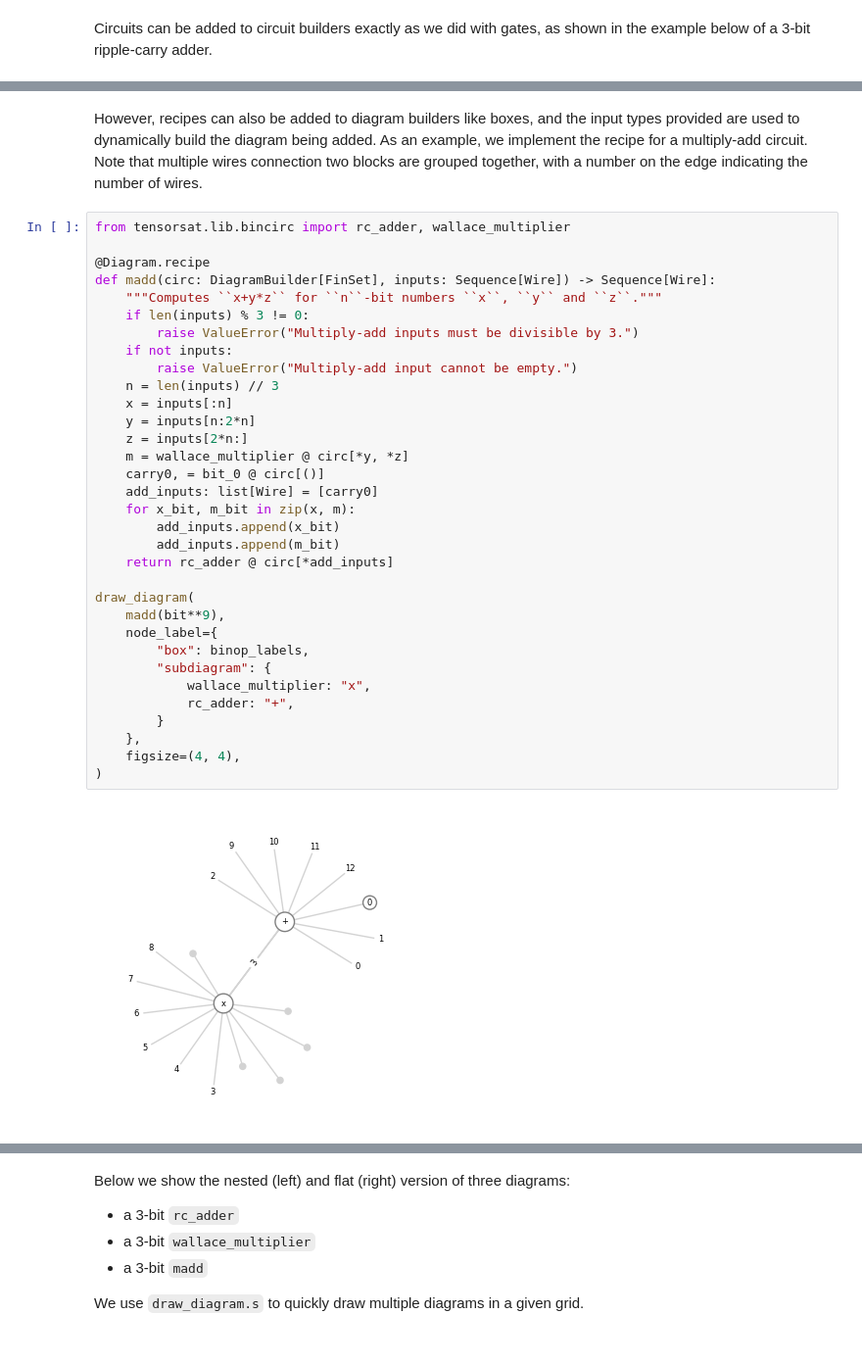
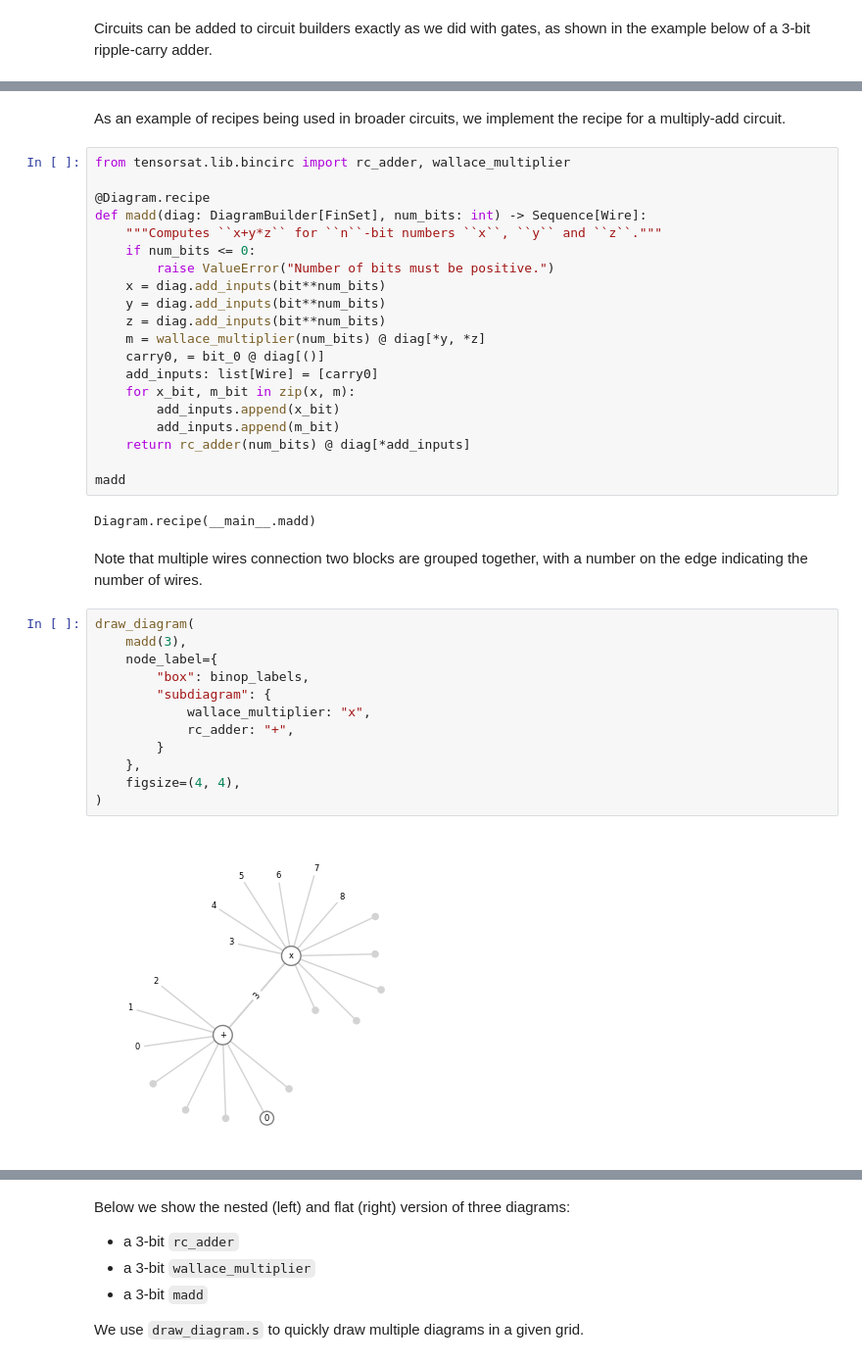
Before and after one commit to hashberg-io/tensorsat, a Jupyter notebook: notebooks/01-introduction.ipynb, the cells around one changed output, grey strips where cells are left out. Shown at 98% size. Drawn from its saved outputs; the diff is of its cells as text.

Commit message:
refactor!: change recipes to allow arbitrary parametrisation

```diff
--- a/notebooks/01-introduction.ipynb
+++ b/notebooks/01-introduction.ipynb
@@ -501,43 +484,44 @@ draw_diagram(
 )
 # %% [output]
 [figure]
+# %% [markdown]
+As an example of recipes being used in broader circuits, we implement the recipe for a multiply-add circuit.
+# %%
+from tensorsat.lib.bincirc import rc_adder, wallace_multiplier
+
+@Diagram.recipe
+def madd(diag: DiagramBuilder[FinSet], num_bits: int) -> Sequence[Wire]:
+    """Computes ``x+y*z`` for ``n``-bit numbers ``x``, ``y`` and ``z``."""
+    if num_bits <= 0:
+        raise ValueError("Number of bits must be positive.")
+    x = diag.add_inputs(bit**num_bits)
+    y = diag.add_inputs(bit**num_bits)
+    z = diag.add_inputs(bit**num_bits)
+    m = wallace_multiplier(num_bits) @ diag[*y, *z]
+    carry0, = bit_0 @ diag[()]
+    add_inputs: list[Wire] = [carry0]
+    for x_bit, m_bit in zip(x, m):
+        add_inputs.append(x_bit)
+        add_inputs.append(m_bit)
+    return rc_adder(num_bits) @ diag[*add_inputs]
+
+madd
+# %% [output]
+Diagram.recipe(__main__.madd)
 # %% [markdown]
-However, recipes can also be added to diagram builders like boxes, and the input types provided are used to dynamically build the diagram being added.
-As an example, we implement the recipe for a multiply-add circuit.
 Note that multiple wires connection two blocks are grouped together, with a number on the edge indicating the number of wires.
-# %%
-from tensorsat.lib.bincirc import rc_adder, wallace_multiplier
-
-@Diagram.recipe
-def madd(circ: DiagramBuilder[FinSet], inputs: Sequence[Wire]) -> Sequence[Wire]:
-    """Computes ``x+y*z`` for ``n``-bit numbers ``x``, ``y`` and ``z``."""
-    if len(inputs) % 3 != 0:
-        raise ValueError("Multiply-add inputs must be divisible by 3.")
-    if not inputs:
-        raise ValueError("Multiply-add input cannot be empty.")
-    n = len(inputs) // 3
-    x = inputs[:n]
-    y = inputs[n:2*n]
-    z = inputs[2*n:]
-    m = wallace_multiplier @ circ[*y, *z]
-    carry0, = bit_0 @ circ[()]
-    add_inputs: list[Wire] = [carry0]
-    for x_bit, m_bit in zip(x, m):
-        add_inputs.append(x_bit)
-        add_inputs.append(m_bit)
-    return rc_adder @ circ[*add_inputs]
-
-draw_diagram(
-    madd(bit**9),
-    node_label={
-        "box": binop_labels,
-        "subdiagram": {
-            wallace_multiplier: "x",
-            rc_adder: "+",
-        }
-    },
-    figsize=(4, 4),
-)
-# %% [output]
-[figure, removed]
+# %%
+draw_diagram(
+    madd(3),
+    node_label={
+        "box": binop_labels,
+        "subdiagram": {
+            wallace_multiplier: "x",
+            rc_adder: "+",
+        }
+    },
+    figsize=(4, 4),
+)
+# %% [output]
+[figure, added]
 # %% [markdown]
```
Also changed, not shown: parts of 23 cells of this notebook, 5 other files.
